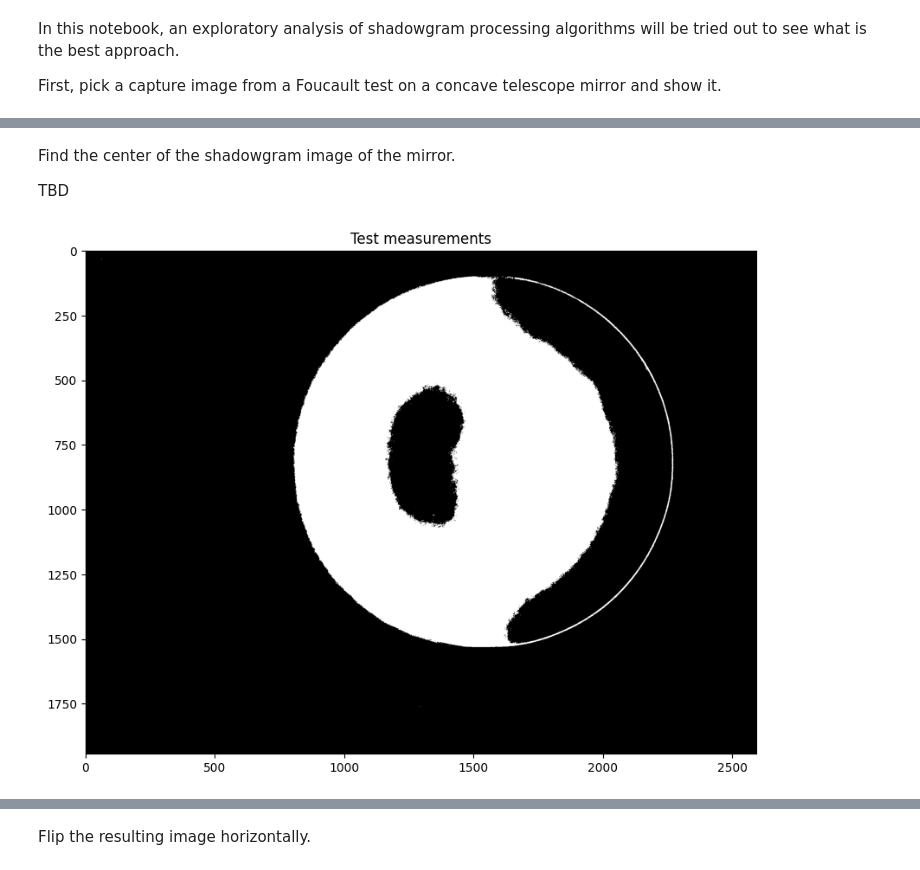
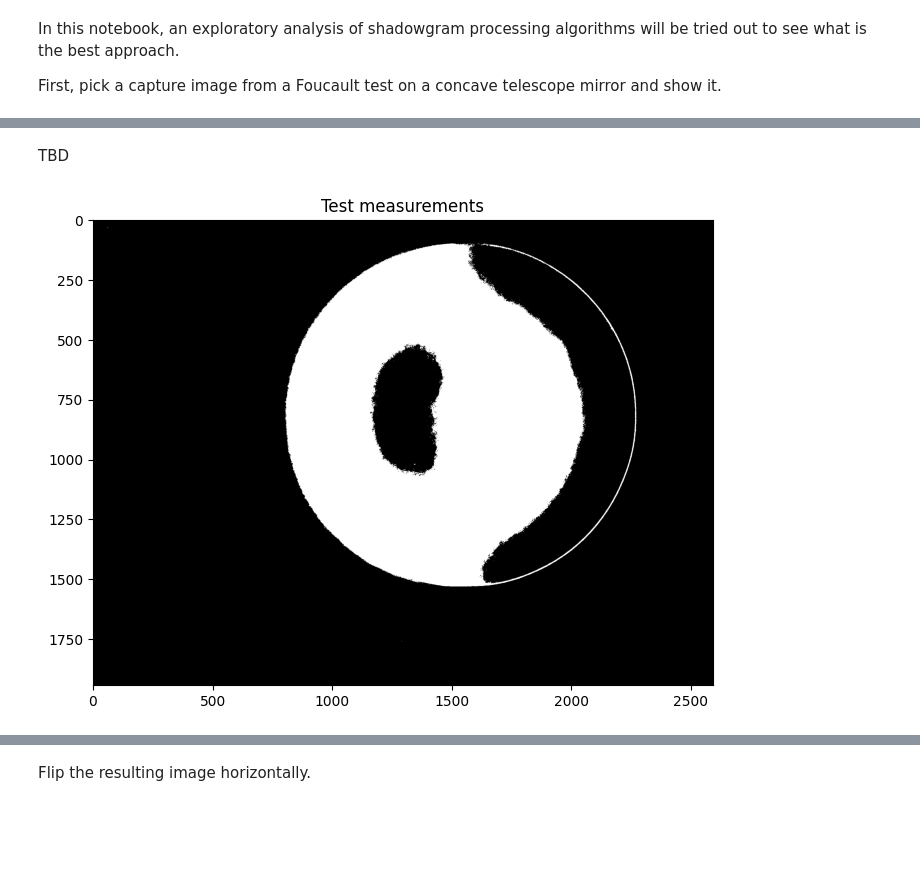
Before and after one commit to nunosousa/TelescopeMirrorTester, a Jupyter notebook: Software/Jupyter Notebooks/Shadowgram analysis/Shadowgram analysis.ipynb, the cells around one changed output, grey strips where cells are left out. Saved outputs shown, nothing was run; the diff lists cells and outputs as text; code cells hidden in the pictures; blank space fills up the shorter version.

```diff
--- a/Software/Jupyter Notebooks/Shadowgram analysis/Shadowgram analysis.ipynb
+++ b/Software/Jupyter Notebooks/Shadowgram analysis/Shadowgram analysis.ipynb
@@ -15,13 +12,13 @@ capture_gray = cv2.cvtColor(capture, cv2.COLOR_RGB2GRAY)
 %matplotlib inline
 import matplotlib.pyplot as plt
 
-plt.rcParams['figure.figsize'] = [5, 5]
+plt.rcParams['figure.figsize'] = [8, 8]
 #plt.rcParams['figure.dpi'] = 120
 
 plt.title('Test measurements')
 
 # call imshow() using plt object
-plt.imshow(capture_gray, cmap='gray')
+plt.imshow(capture, cmap='gray')
 
 # display that image
 plt.show()
@@ -29,0 +30,13 @@ plt.show()
+# %%
+%matplotlib inline
+
+plt.rcParams['figure.figsize'] = [8, 8]
+#plt.rcParams['figure.dpi'] = 120
+
+plt.title('Test measurements')
+
+# call imshow() using plt object
+plt.imshow(capture_gray, cmap='gray')
+
+# display that image
+plt.show()
@@ -30,29 +45,22 @@ plt.show()
 # %% [markdown]
-Find the center of the shadowgram image of the mirror.
-
 TBD
 # %%
 capture_gray_blur = cv2.blur(capture_gray, (2,2))
 
 threshold = 10
-
-ret, capture_thresh = cv2.threshold(capture_gray_blur, 10, 255, cv2.THRESH_BINARY)
-
-threshold = 80
-
-capture_canny = cv2.Canny(capture_gray_blur, threshold, threshold*2, L2gradient=True)
+_, capture_thresh = cv2.threshold(capture_gray_blur, 10, 255, cv2.THRESH_BINARY)
 # %%
 %matplotlib inline
 
-plt.rcParams['figure.figsize'] = [10, 10]
+plt.rcParams['figure.figsize'] = [8, 8]
 #plt.rcParams['figure.dpi'] = 120
 
 plt.title('Test measurements')
 
 # call imshow() using plt object
 plt.imshow(capture_thresh, cmap='gray')
 
 # display that image
 plt.show()
 # %% [output]
-[figure, old version]
+[figure, new version]
```
Also changed, not shown: parts of 13 cells of this notebook.
